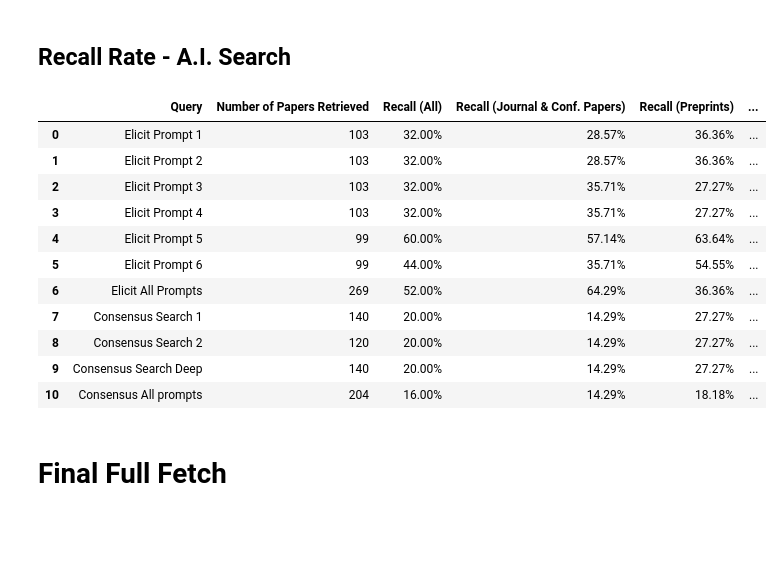
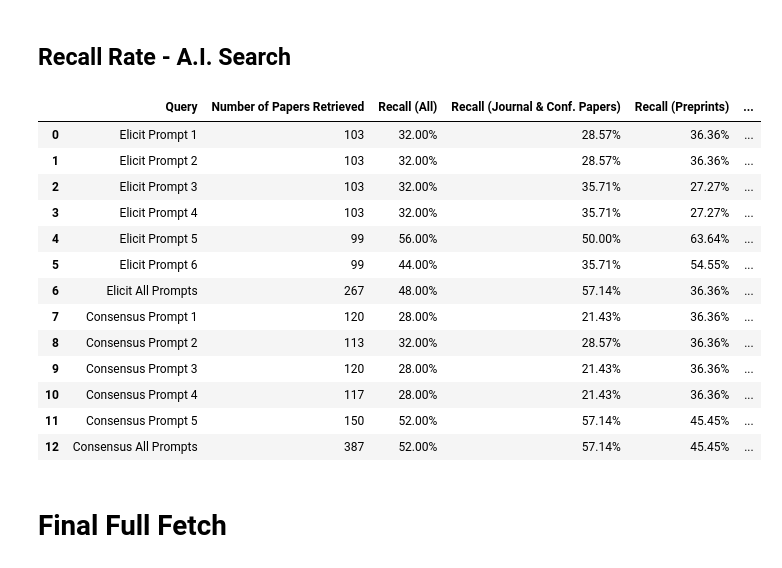
Before and after one commit to haoting-chan/AIRESIL, a Jupyter notebook: Database_extraction.ipynb, the cells around one changed output. Saved outputs shown, nothing was run; the diff lists cells and outputs as text; code cells hidden in the pictures; blank space fills up the shorter version.

Commit message:
AI search prompts & recall rate

```diff
--- a/Database_extraction.ipynb
+++ b/Database_extraction.ipynb
@@ -723,0 +701,19 @@ df_Consensus3
+# %%
+# Load Consensus RIS files
+df_Consensus1 = ris_to_dataframe("data/Consensus prompt1.ris")
+df_Consensus2 = ris_to_dataframe("data/Consensus prompt2.ris")
+df_Consensus3 = ris_to_dataframe("data/Consensus prompt3.ris")
+df_Consensus4 = ris_to_dataframe("data/Consensus prompt4.ris")
+df_Consensus5 = ris_to_dataframe("data/Consensus prompt5_deep.ris")
+
+df_Consensus = pd.concat([df_Consensus1, df_Consensus2, df_Consensus3, df_Consensus4, df_Consensus5],
+                        ignore_index=True).drop_duplicates(subset=["doi"]).reset_index(drop=True)
+# %%
+# Clean df_Consensus
+def clean_authors(authors_list):
+    if isinstance(authors_list, list):
+        return "; ".join(authors_list)
+    return ""
+
+df_Consensus["authors"] = df_Consensus["authors"].apply(clean_authors)
+df_Consensus = df_Consensus[["title", "authors", "year", "doi", "type_of_reference", ]]
@@ -1259,36 +1301,40 @@ recall_table
 # %% [markdown]
 ## Recall Rate - A.I. Search
 # %%
-elicit_recall_results = {
+AI = {
     "Elicit Prompt 1": calc_recall_with_missing(df_Elicit1),
     "Elicit Prompt 2": calc_recall_with_missing(df_Elicit2),
     "Elicit Prompt 3": calc_recall_with_missing(df_Elicit3),
     "Elicit Prompt 4": calc_recall_with_missing(df_Elicit4),
     "Elicit Prompt 5": calc_recall_with_missing(df_Elicit5),
     "Elicit Prompt 6": calc_recall_with_missing(df_Elicit6),
     "Elicit All Prompts": calc_recall_with_missing(df_Elicit),
-    "Consensus Search 1": calc_recall_with_missing(df_Consensus1),
-    "Consensus Search 2": calc_recall_with_missing(df_Consensus2),
-    "Consensus Search Deep": calc_recall_with_missing(df_Consensus3),
-    "Consensus All prompts": calc_recall_with_missing(df_Consensus),
+    "Consensus Prompt 1": calc_recall_with_missing(df_Consensus1),
+    "Consensus Prompt 2": calc_recall_with_missing(df_Consensus2),
+    "Consensus Prompt 3": calc_recall_with_missing(df_Consensus3),
+    "Consensus Prompt 4": calc_recall_with_missing(df_Consensus4),
+    "Consensus Prompt 5": calc_recall_with_missing(df_Consensus5),
+    "Consensus All Prompts": calc_recall_with_missing(df_Consensus),
 }
 
 recall_table_Elicit = pd.concat(elicit_recall_results.values(),
                                 keys=elicit_recall_results.keys()).reset_index(level=1, drop=True).reset_index().rename(columns={"index": "Query"})
 recall_table_Elicit
 # %% [output]
 |  | Query | Number of Papers Retrieved | Recall (All) | Recall (Journal & Conf. Papers) | Recall (Preprints) | ... |
 | 0 | Elicit Prompt 1 | 103 | 32.00% | 28.57% | 36.36% | ... |
 | 1 | Elicit Prompt 2 | 103 | 32.00% | 28.57% | 36.36% | ... |
 | 2 | Elicit Prompt 3 | 103 | 32.00% | 35.71% | 27.27% | ... |
 | 3 | Elicit Prompt 4 | 103 | 32.00% | 35.71% | 27.27% | ... |
-| 4 | Elicit Prompt 5 | 99 | 60.00% | 57.14% | 63.64% | ... |
+| 4 | Elicit Prompt 5 | 99 | 56.00% | 50.00% | 63.64% | ... |
 | 5 | Elicit Prompt 6 | 99 | 44.00% | 35.71% | 54.55% | ... |
-| 6 | Elicit All Prompts | 269 | 52.00% | 64.29% | 36.36% | ... |
-| 7 | Consensus Search 1 | 140 | 20.00% | 14.29% | 27.27% | ... |
-| 8 | Consensus Search 2 | 120 | 20.00% | 14.29% | 27.27% | ... |
-| 9 | Consensus Search Deep | 140 | 20.00% | 14.29% | 27.27% | ... |
-| 10 | Consensus All prompts | 204 | 16.00% | 14.29% | 18.18% | ... |
+| 6 | Elicit All Prompts | 267 | 48.00% | 57.14% | 36.36% | ... |
+| 7 | Consensus Prompt 1 | 120 | 28.00% | 21.43% | 36.36% | ... |
+| 8 | Consensus Prompt 2 | 113 | 32.00% | 28.57% | 36.36% | ... |
+| 9 | Consensus Prompt 3 | 120 | 28.00% | 21.43% | 36.36% | ... |
+| 10 | Consensus Prompt 4 | 117 | 28.00% | 21.43% | 36.36% | ... |
+| 11 | Consensus Prompt 5 | 150 | 52.00% | 57.14% | 45.45% | ... |
+| 12 | Consensus All Prompts | 387 | 52.00% | 57.14% | 45.45% | ... |
 # %% [markdown]
 # Final Full Fetch
 # %%
```
Also changed, not shown: parts of 4 cells of this notebook, 1 other file.
